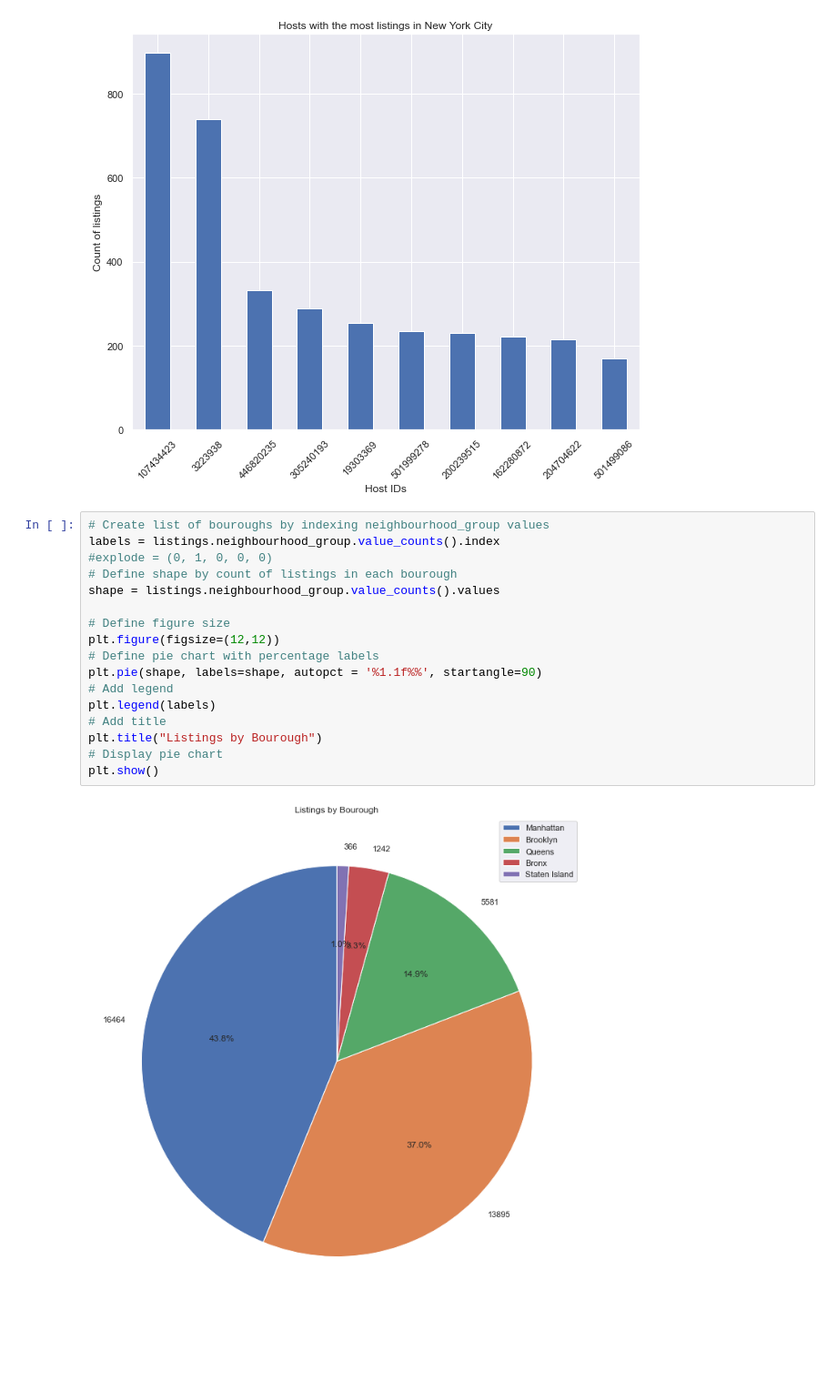
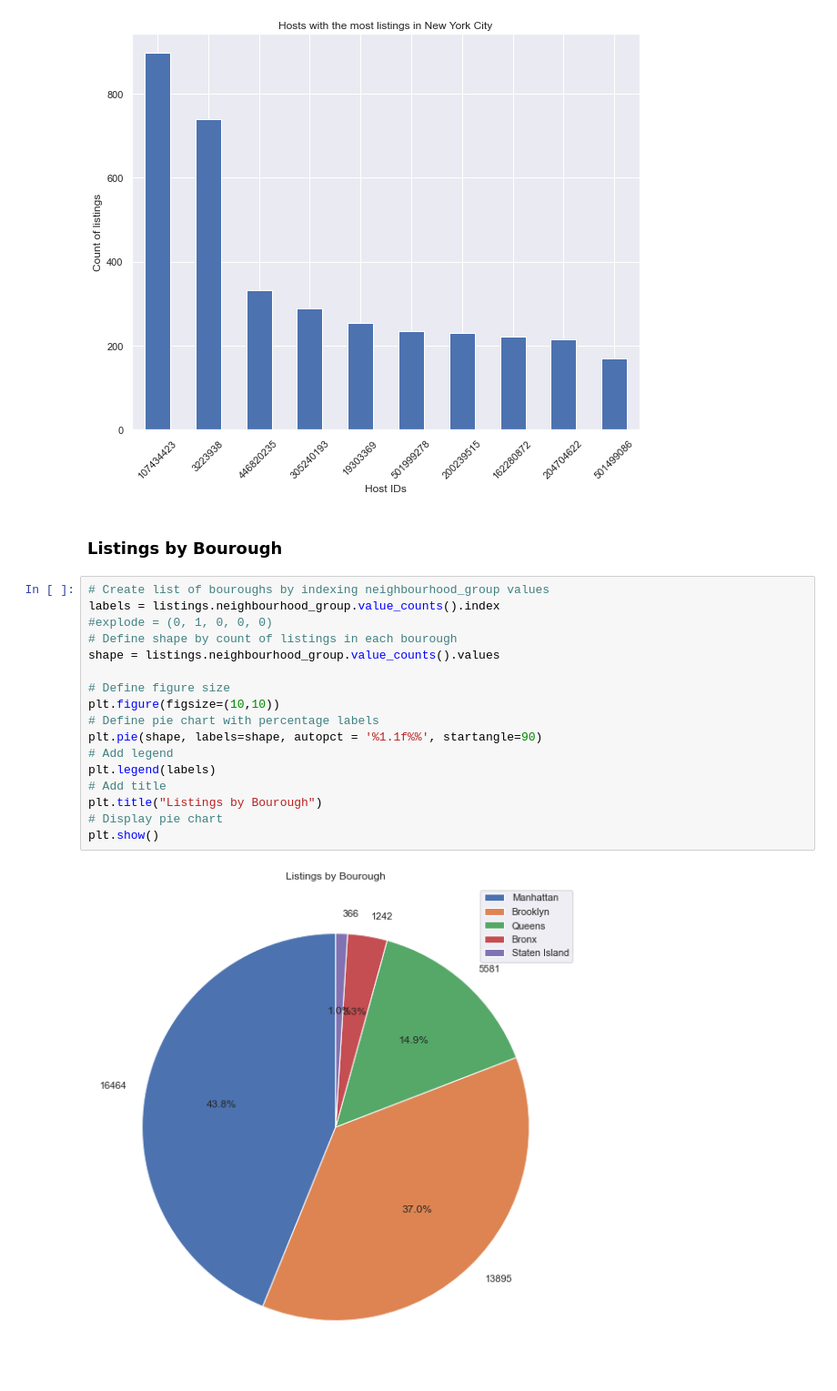
Before and after one commit to admacpherson/NYC-Airbnb-Data-Exploration, a Jupyter notebook: Airbnb NYC.ipynb, the cells around one changed output. Shown: that part at 91% size. Drawn from its saved outputs; the diff is of its cells as text; blank space fills up the shorter version.

Commit message:
Map listings by bourough

```diff
--- a/Airbnb NYC.ipynb
+++ b/Airbnb NYC.ipynb
@@ -76,22 +78,24 @@ top_hosts_bar.set_xticklabels(top_hosts_bar.get_xticklabels(), rotation=45)
  Text(8, 0, '204704622'),
  Text(9, 0, '501499086')]
 [figure]
-# %%
-# Create list of bouroughs by indexing neighbourhood_group values
-labels = listings.neighbourhood_group.value_counts().index
-#explode = (0, 1, 0, 0, 0)
-# Define shape by count of listings in each bourough
-shape = listings.neighbourhood_group.value_counts().values
-
-# Define figure size
-plt.figure(figsize=(12,12))
-# Define pie chart with percentage labels
-plt.pie(shape, labels=shape, autopct = '%1.1f%%', startangle=90)
-# Add legend
-plt.legend(labels)
-# Add title
-plt.title("Listings by Bourough")
-# Display pie chart
-plt.show()
-# %% [output]
-[figure, removed]
+# %% [markdown]
+<h3>Listings by Bourough</h3>
+# %%
+# Create list of bouroughs by indexing neighbourhood_group values
+labels = listings.neighbourhood_group.value_counts().index
+#explode = (0, 1, 0, 0, 0)
+# Define shape by count of listings in each bourough
+shape = listings.neighbourhood_group.value_counts().values
+
+# Define figure size
+plt.figure(figsize=(10,10))
+# Define pie chart with percentage labels
+plt.pie(shape, labels=shape, autopct = '%1.1f%%', startangle=90)
+# Add legend
+plt.legend(labels)
+# Add title
+plt.title("Listings by Bourough")
+# Display pie chart
+plt.show()
+# %% [output]
+[figure, added]
```
Also changed, not shown: parts of 6 cells of this notebook.
